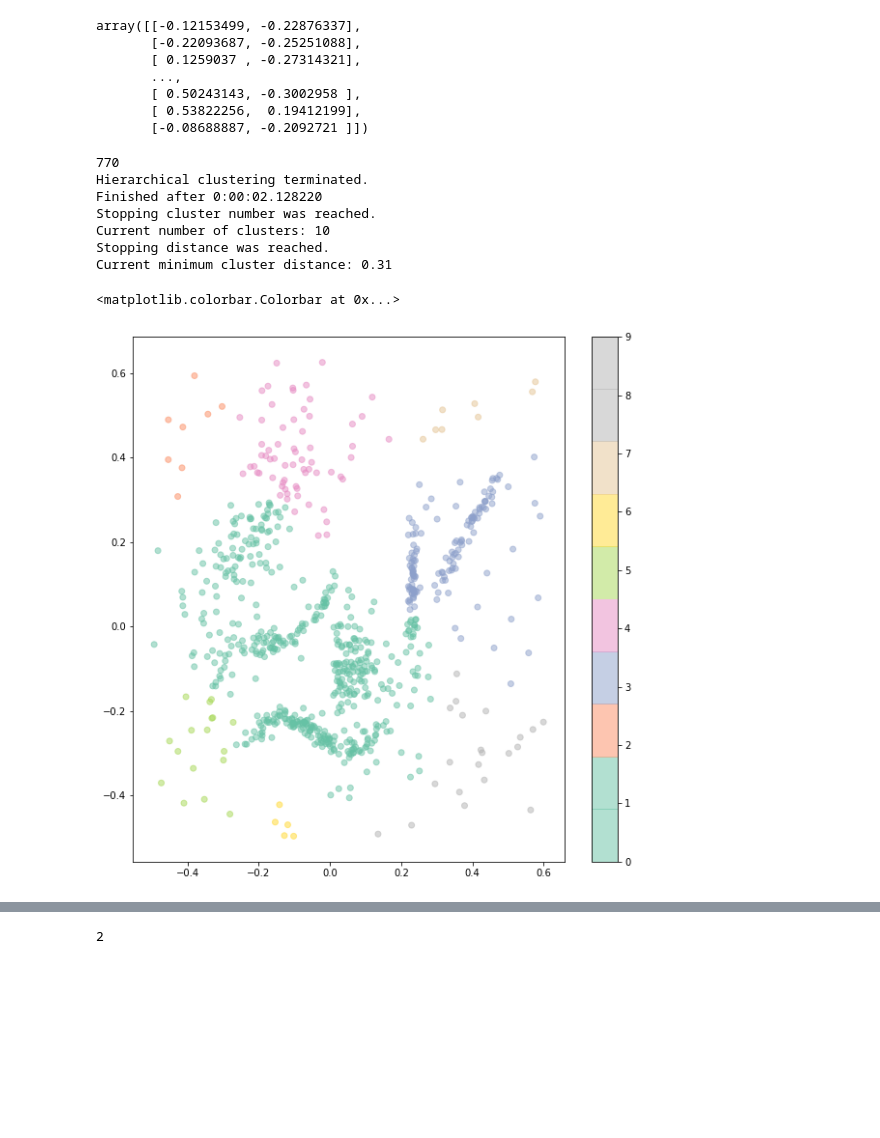
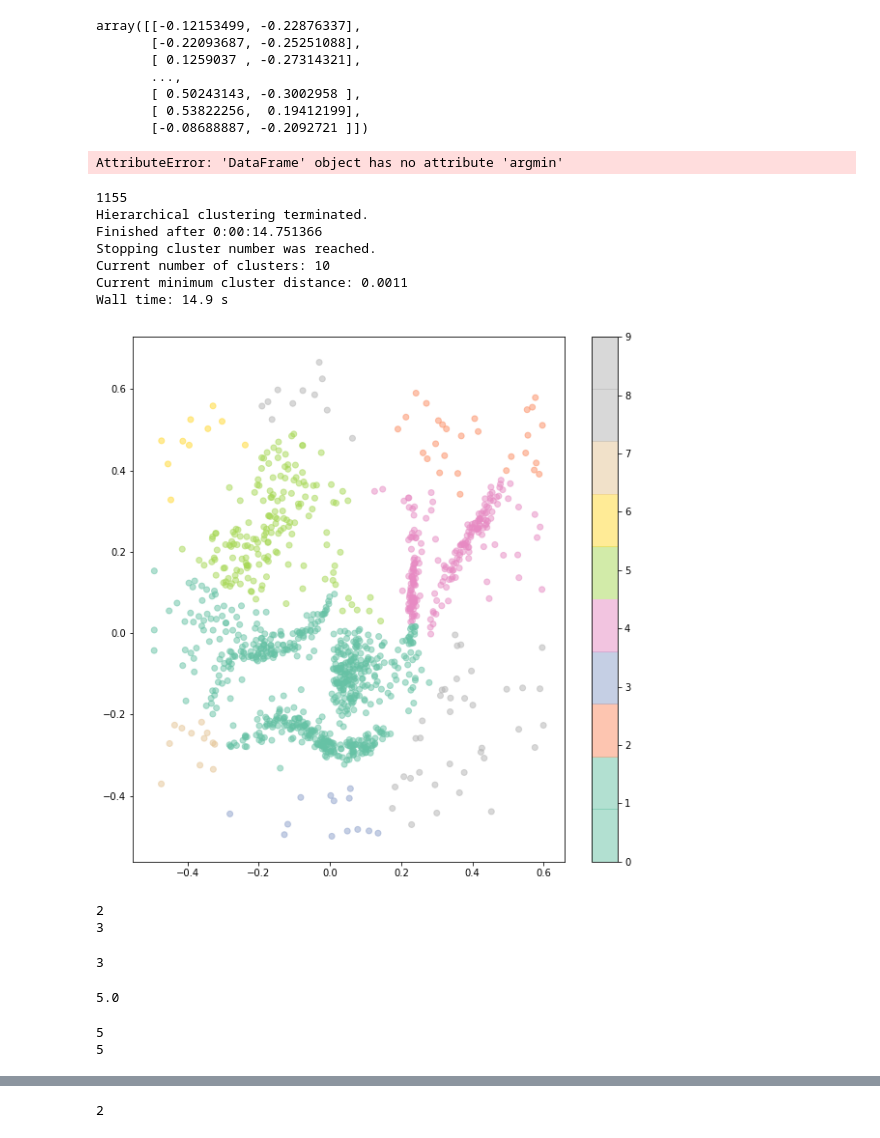
Before and after one commit to clustertoolsgroup/clustertools_project, a Jupyter notebook: hierarchical_dev.ipynb, the cells around one changed output, grey strips where cells are left out. Drawn from its saved outputs; the diff is of its cells as text; code cells hidden in the pictures; blank space fills up the shorter version.

```diff
--- a/hierarchical_dev.ipynb
+++ b/hierarchical_dev.ipynb
@@ -246,31 +284,64 @@ def fit(data, link='average', num_stop_crit=1, metric='euclidian', verbose=True,
     return labels
+# %%
+DataFrame(np.arange(9).reshape(3, 3))
+# %% [output]
+AttributeError: 'DataFrame' object has no attribute 'argmin'
 # %%
-#%%time
+%%time
 k = 10 # number of clusters to go down to
 stop_dist = 0.3
 num_stop_crit = 1
-stride = 3
+stride = 2
 data = fuzzy[::stride]
 n = len(data) # number of data points
 print(n)
 link = 'average'
 #link = 'complete'
 #link = 'single'
 metric='euclidean'
 
-#labels = fit_slow(data=data, num_clusters=k, link=link, metric=metric)
-labels = fit(data, link=link, num_stop_crit=num_stop_crit, metric=metric, k=k, stop_dist=stop_dist)
+#labels = fit_slow(data=data, k=k, link=link, metric=metric)
+#labels = fit(data, link=link, num_stop_crit=num_stop_crit, metric=metric, k=k, stop_dist=stop_dist)
+labels = fit(data, link=link, num_stop_crit=num_stop_crit, metric=metric, k=k)
 plt.figure(figsize=(10, 10))
 plt.scatter(fuzzy[::stride,0], fuzzy[::stride,1], c=labels, cmap=plt.get_cmap('Set2', k), alpha=.5)
 #plt.scatter(x[::stride,0], x[::stride,1], c=labels, alpha=.4)
 plt.colorbar()
 # %% [output]
-770
+1155
 Hierarchical clustering terminated.
-Finished after 0:00:02.128220
+Finished after 0:00:14.751366
 Stopping cluster number was reached.
 Current number of clusters: 10
-Stopping distance was reached.
-Current minimum cluster distance: 0.31
+Current minimum cluster distance: 0.0011
+Wall time: 14.9 s
-<matplotlib.colorbar.Colorbar at 0x...>
-[figure, old version]
+[figure, new version]
+# %%
+active_inds = [True, False, True, True, False, False, True]
+i_min = 2
+
+dummy_ind = i_min
+dummy_sum = sum(active_inds[:dummy_ind + 1])
+print(dummy_sum)
+while dummy_sum <= i_min:
+    dummy_ind += 1
+    dummy_sum += active_inds[dummy_ind]
+    print(dummy_sum)
+i_min = dummy_ind
+dummy_ind
+# %% [output]
+2
+3
+3
+# %%
+test = np.ones(5)
+test[:2000].sum()
+# %% [output]
+5.0
+# %%
+test1 = test2 = 5
+print(test1)
+print(test2)
+# %% [output]
+5
+5
```
Also changed, not shown: parts of 3 cells of this notebook, 2 other files.
